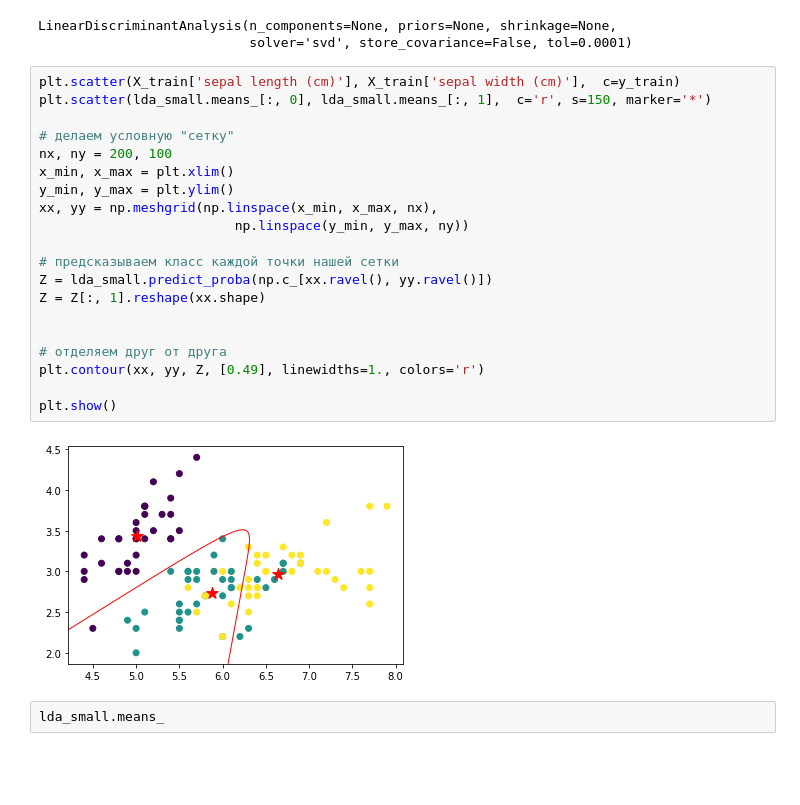
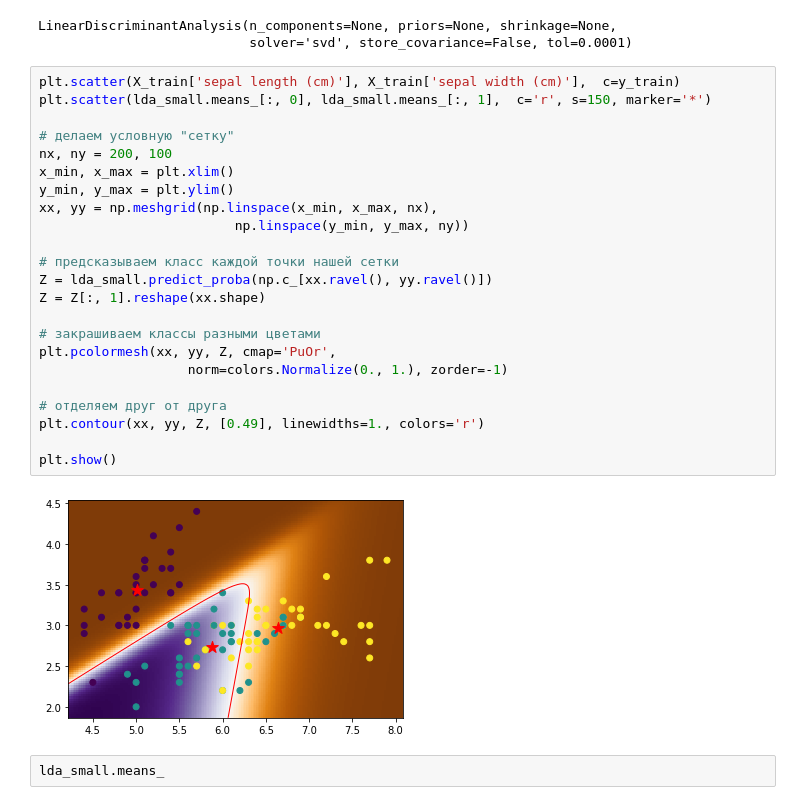
Before and after one commit to Denis-hap/pyda-9, a Jupyter notebook: 20-prodvinutaya-statistika/new_dz_20.ipynb, the cells around one changed output. Cells and saved outputs as stored; diff of their text form; blank space fills up the shorter version.

```diff
--- a/20-prodvinutaya-statistika/new_dz_20.ipynb
+++ b/20-prodvinutaya-statistika/new_dz_20.ipynb
@@ -70,25 +70,28 @@ LinearDiscriminantAnalysis(n_components=None, priors=None, shrinkage=None,
 # %%
 plt.scatter(X_train['sepal length (cm)'], X_train['sepal width (cm)'],  c=y_train)
 plt.scatter(lda_small.means_[:, 0], lda_small.means_[:, 1],  c='r', s=150, marker='*')
 
 # делаем условную "сетку"
 nx, ny = 200, 100
 x_min, x_max = plt.xlim()
 y_min, y_max = plt.ylim()
 xx, yy = np.meshgrid(np.linspace(x_min, x_max, nx),
                          np.linspace(y_min, y_max, ny))
 
 # предсказываем класс каждой точки нашей сетки
 Z = lda_small.predict_proba(np.c_[xx.ravel(), yy.ravel()])
 Z = Z[:, 1].reshape(xx.shape)
 
+# закрашиваем классы разными цветами
+plt.pcolormesh(xx, yy, Z, cmap='PuOr',
+                   norm=colors.Normalize(0., 1.), zorder=-1)
 
 # отделяем друг от друга
 plt.contour(xx, yy, Z, [0.49], linewidths=1., colors='r')
 
 plt.show()
 # %% [output]
-[figure, old version]
+[figure, new version]
 # %%
 lda_small.means_
 # %% [output]
```
